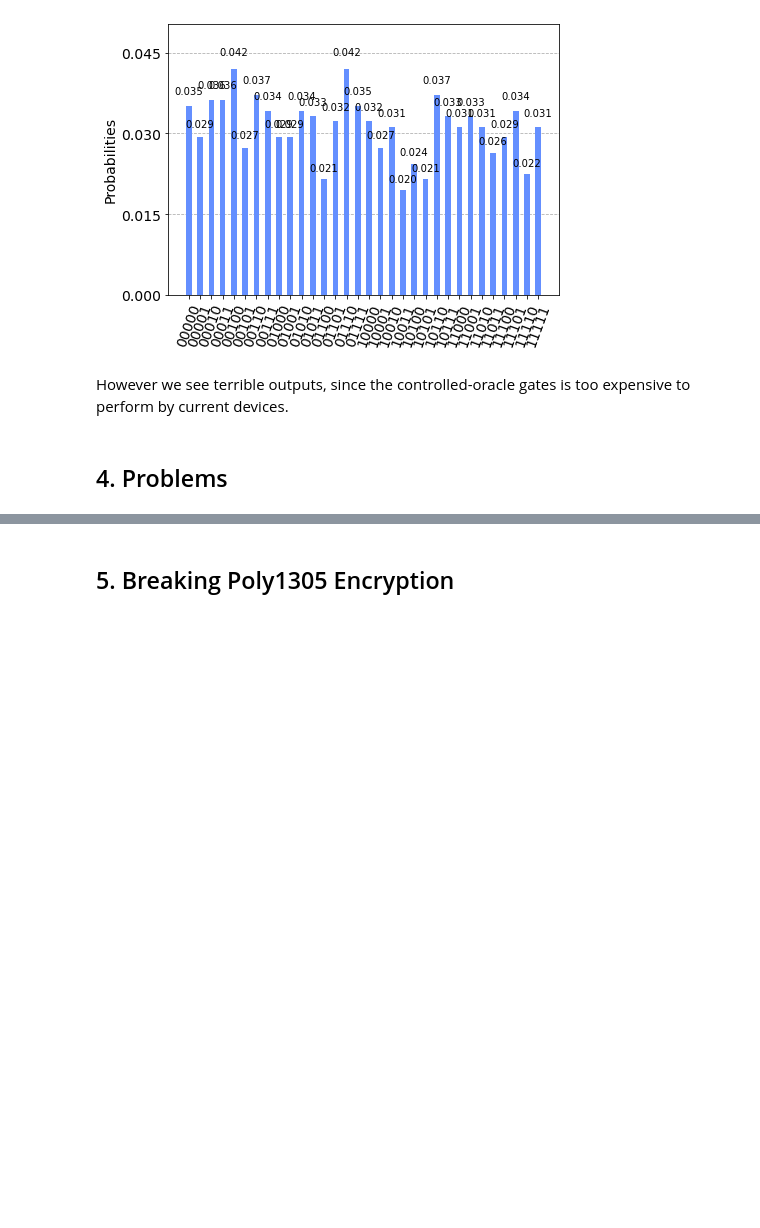
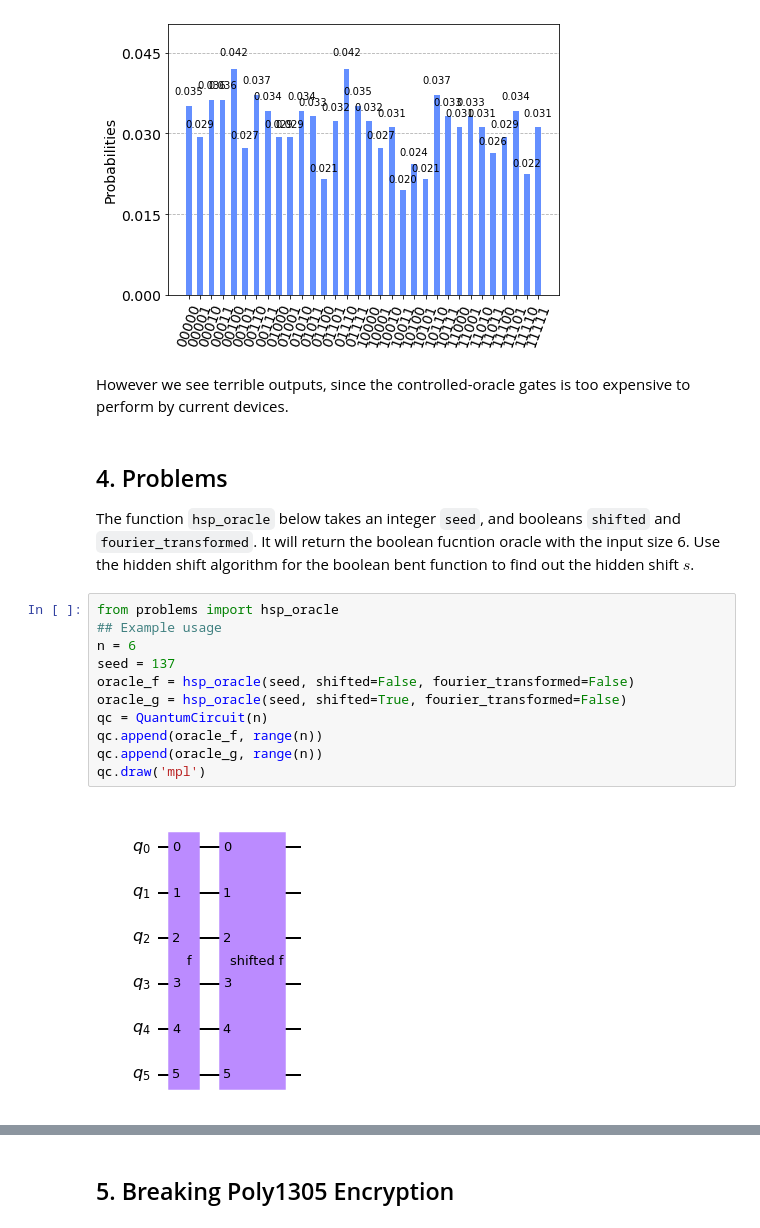
Before and after one commit to Team-Hidden-Name/hidden-shift-problem, a Jupyter notebook: hidden-shift-problem.ipynb, the cells around one changed output, grey strips where cells are left out. Drawn from its saved outputs; the diff is of its cells as text; blank space fills up the shorter version.

```diff
--- a/hidden-shift-problem.ipynb
+++ b/hidden-shift-problem.ipynb
@@ -426,3 +426,18 @@ plot_histogram(answer)
 However we see terrible outputs, since the controlled-oracle gates is too expensive to perform by current devices.
 # %% [markdown]
 ## 4. Problems <a id='problems'> </a>
+
+The function `hsp_oracle` below takes an integer `seed`, and booleans `shifted` and `fourier_transformed`. It will return the boolean fucntion oracle with the input size 6. Use the hidden shift algorithm for the boolean bent function to find out the hidden shift $s$.
+# %%
+from problems import hsp_oracle
+## Example usage
+n = 6
+seed = 137
+oracle_f = hsp_oracle(seed, shifted=False, fourier_transformed=False)
+oracle_g = hsp_oracle(seed, shifted=True, fourier_transformed=False)
+qc = QuantumCircuit(n)
+qc.append(oracle_f, range(n))
+qc.append(oracle_g, range(n))
+qc.draw('mpl')
+# %% [output]
+[figure, added]
```
Also changed, not shown: parts of 11 cells of this notebook.
